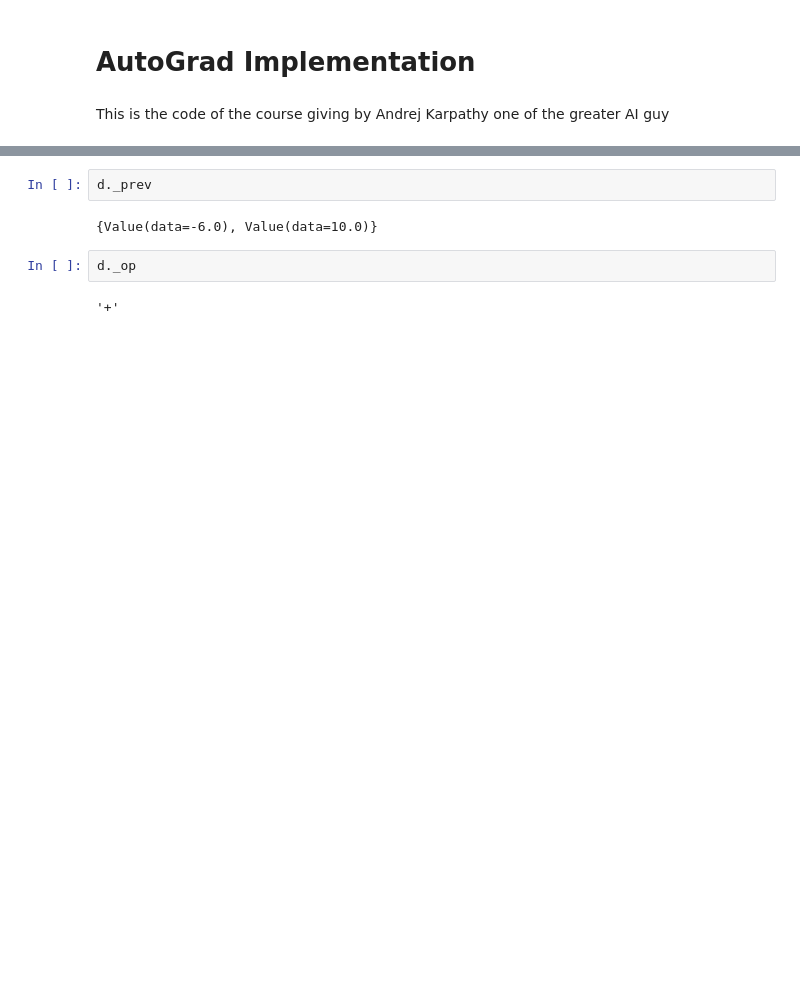
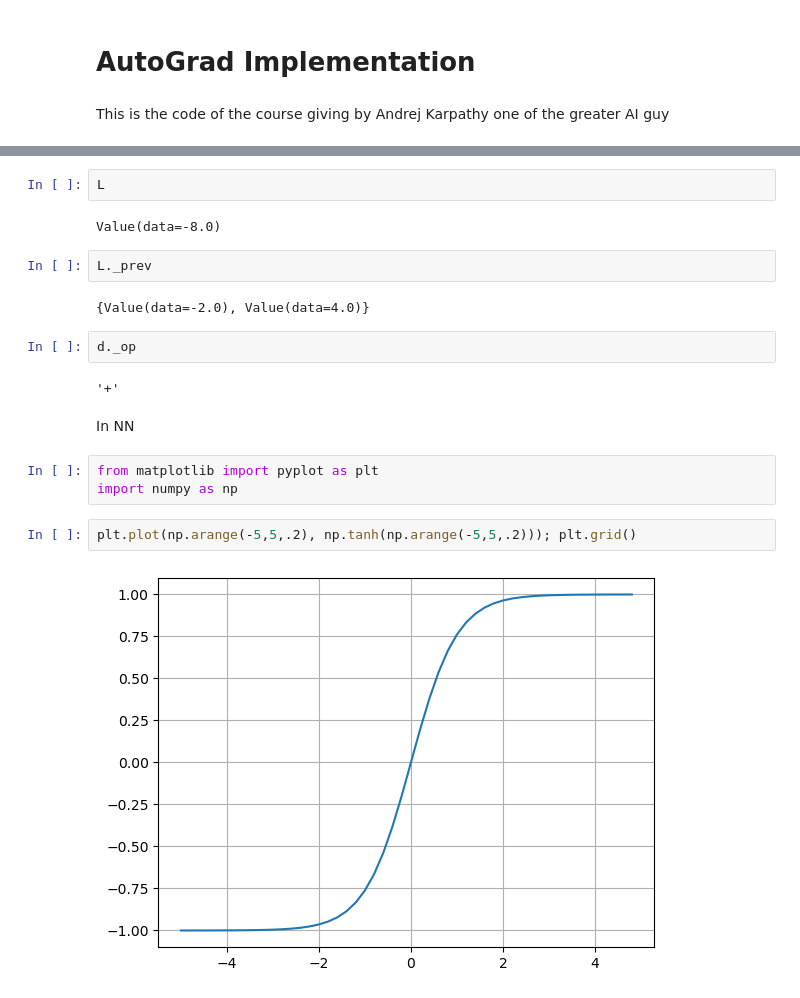
Before and after one commit to gth-ai/dl-retro, a Jupyter notebook: 07-MicroGrad.ipynb, the cells around one changed output, grey strips where cells are left out. Saved outputs shown, nothing was run; the diff lists cells and outputs as text; blank space fills up the shorter version.

```diff
--- a/07-MicroGrad.ipynb
+++ b/07-MicroGrad.ipynb
@@ -36,8 +84,21 @@ Value(data=4.0)
+# %%
+L
+# %% [output]
+Value(data=-8.0)
 # %%
-d._prev
+L._prev
 # %% [output]
-{Value(data=-6.0), Value(data=10.0)}
+{Value(data=-2.0), Value(data=4.0)}
 # %%
 d._op
 # %% [output]
 '+'
+# %% [markdown]
+In NN
+# %%
+from matplotlib import pyplot as plt
+import numpy as np
+# %%
+plt.plot(np.arange(-5,5,.2), np.tanh(np.arange(-5,5,.2))); plt.grid()
+# %% [output]
+[figure, added]
```
Also changed, not shown: parts of 51 cells of this notebook.
